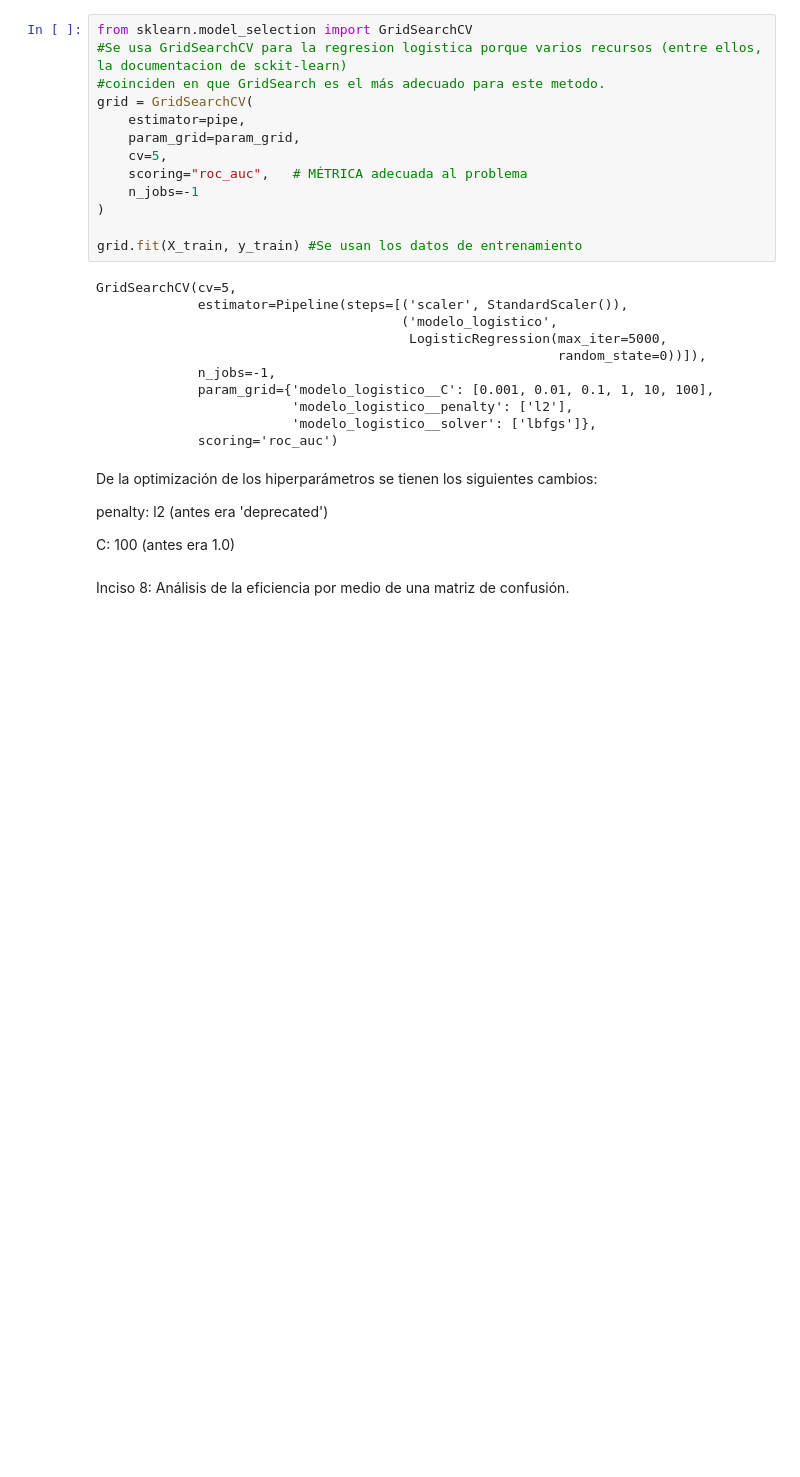
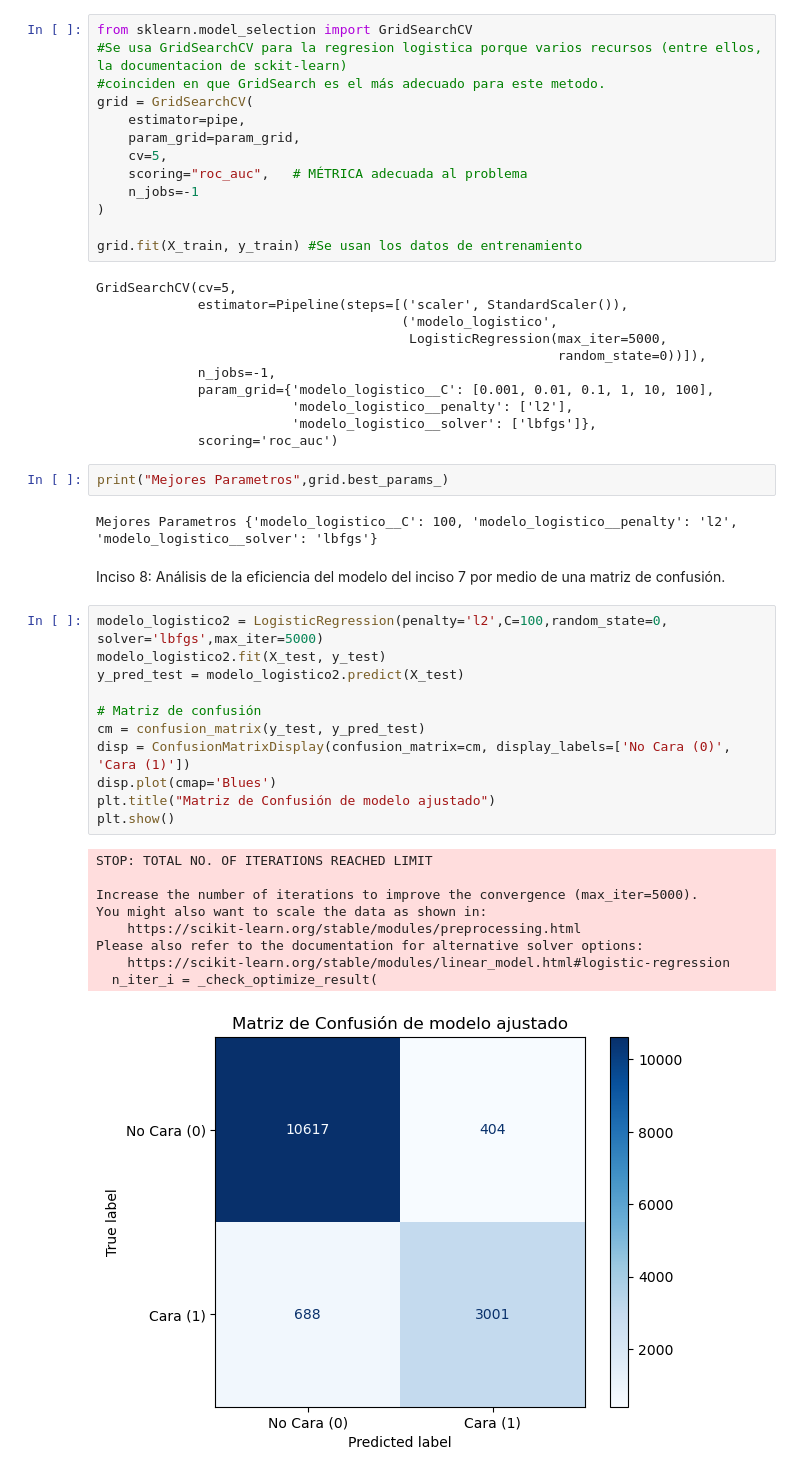
Before and after one commit to ricrod01/LABORATORIO_7_MD, a Jupyter notebook: Incisos7-10.ipynb, the cells around one changed output. Drawn from its saved outputs; the diff is of its cells as text; blank space fills up the shorter version.

Commit message:
Inciso 8 terminado

```diff
--- a/Incisos7-10.ipynb
+++ b/Incisos7-10.ipynb
@@ -148,11 +148,30 @@ GridSearchCV(cv=5,
                          'modelo_logistico__penalty': ['l2'],
                          'modelo_logistico__solver': ['lbfgs']},
              scoring='roc_auc')
-# %% [markdown]
-De la optimización de los hiperparámetros se tienen los siguientes cambios:
-
-penalty: l2 (antes era 'deprecated')
-
-C: 100 (antes era 1.0)
+# %%
+print("Mejores Parametros",grid.best_params_)
+# %% [output]
+Mejores Parametros {'modelo_logistico__C': 100, 'modelo_logistico__penalty': 'l2', 'modelo_logistico__solver': 'lbfgs'}
 # %% [markdown]
-Inciso 8: Análisis de la eficiencia por medio de una matriz de confusión.
+Inciso 8: Análisis de la eficiencia del modelo del inciso 7 por medio de una matriz de confusión.
+# %%
+modelo_logistico2 = LogisticRegression(penalty='l2',C=100,random_state=0, solver='lbfgs',max_iter=5000)
+modelo_logistico2.fit(X_test, y_test)
+y_pred_test = modelo_logistico2.predict(X_test)
+
+# Matriz de confusión
+cm = confusion_matrix(y_test, y_pred_test)
+disp = ConfusionMatrixDisplay(confusion_matrix=cm, display_labels=['No Cara (0)', 'Cara (1)'])
+disp.plot(cmap='Blues')
+plt.title("Matriz de Confusión de modelo ajustado")
+plt.show()
+# %% [output]
+STOP: TOTAL NO. OF ITERATIONS REACHED LIMIT
+
+Increase the number of iterations to improve the convergence (max_iter=5000).
+You might also want to scale the data as shown in:
+    https://scikit-learn.org/stable/modules/preprocessing.html
+Please also refer to the documentation for alternative solver options:
+    https://scikit-learn.org/stable/modules/linear_model.html#logistic-regression
+  n_iter_i = _check_optimize_result(
+[figure, added]
```
Also changed, not shown: parts of 2 cells of this notebook.
